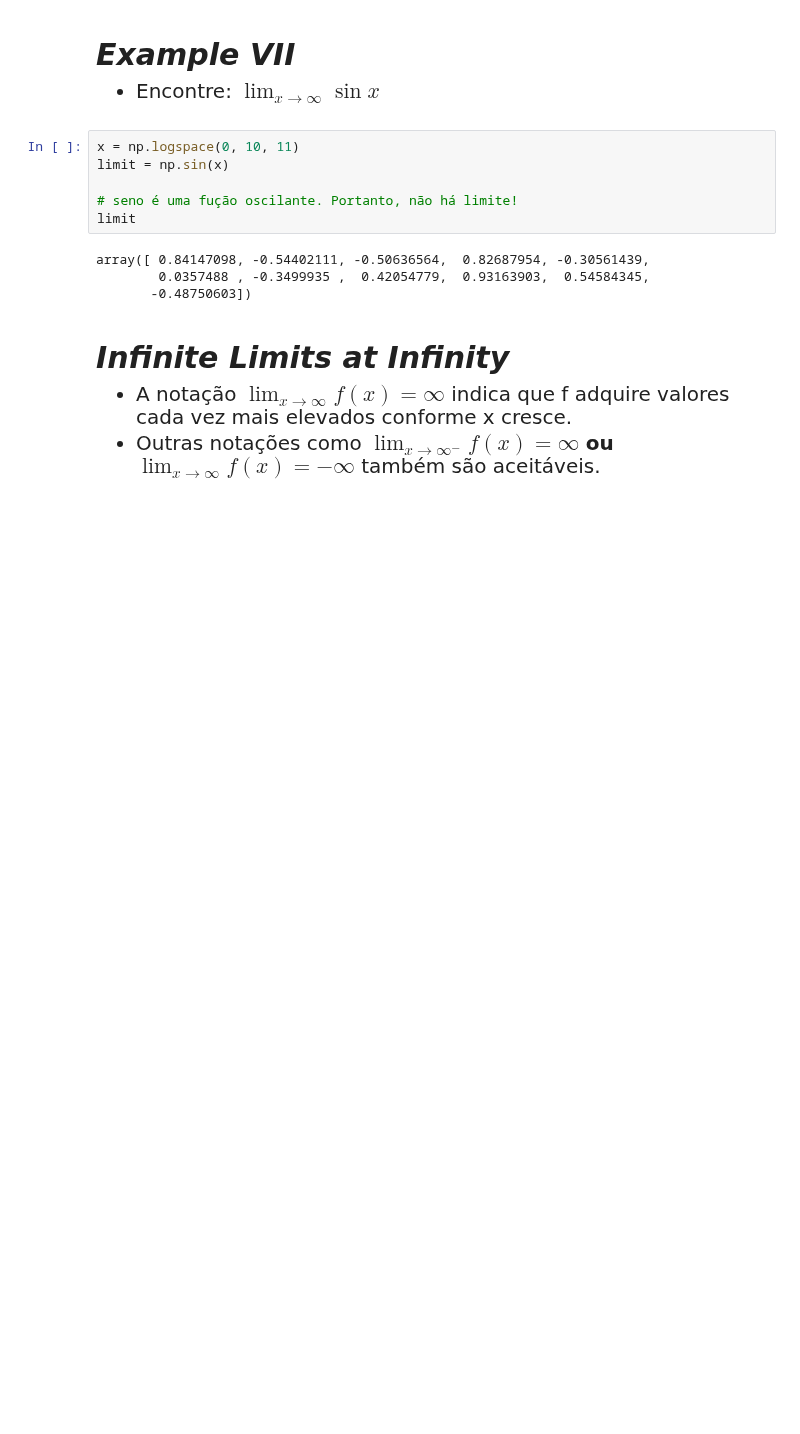
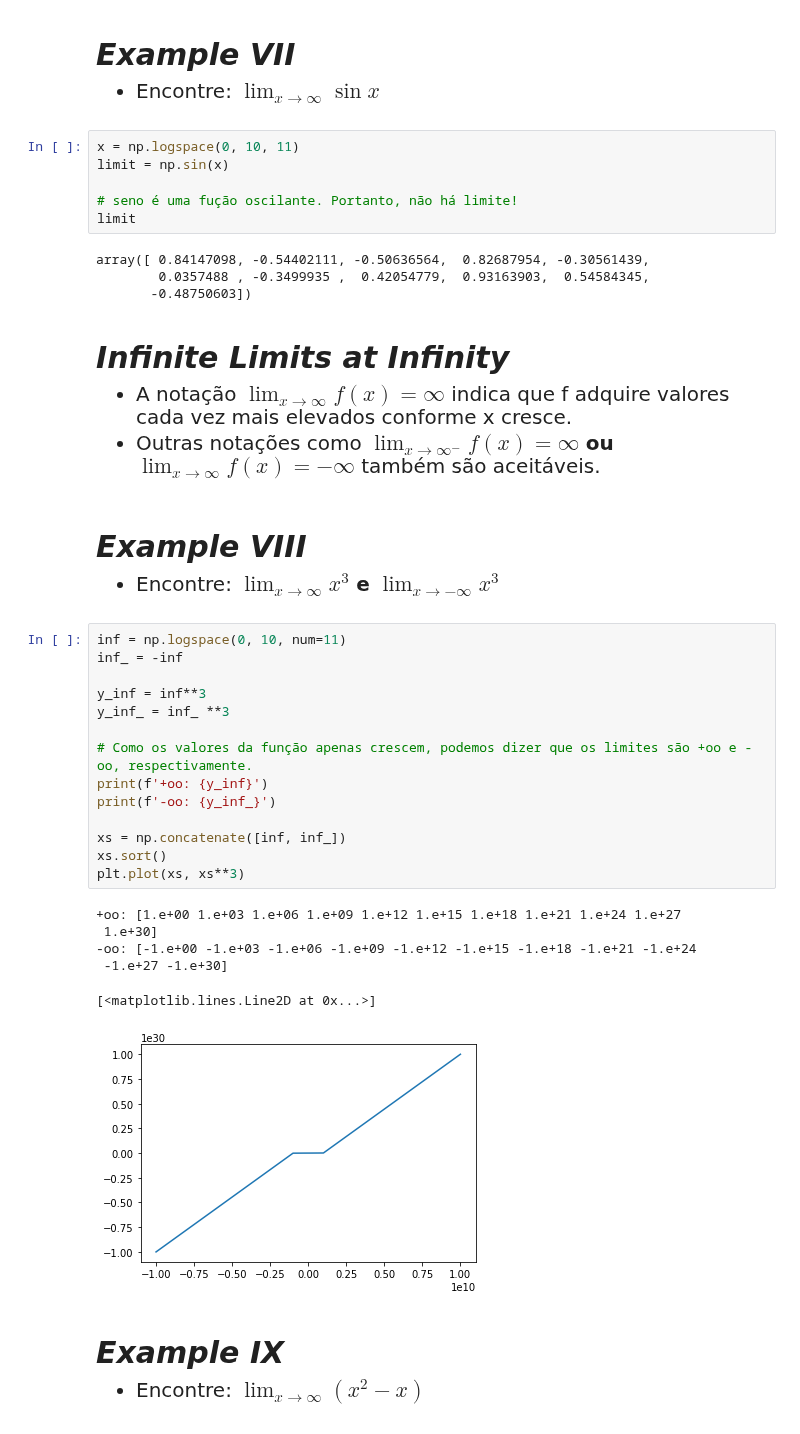
Before and after one commit to felipesveiga/Calculus, a Jupyter notebook: Chapter 2/stewart2.ipynb, the cells around one changed output. Saved outputs shown, nothing was run; the diff lists cells and outputs as text; blank space fills up the shorter version.

```diff
--- a/Chapter 2/stewart2.ipynb
+++ b/Chapter 2/stewart2.ipynb
@@ -1609,3 +1609,42 @@ array([ 0.84147098, -0.54402111, -0.50636564,  0.82687954, -0.30561439,
         </li>
     </ul>
 </div>
+# %% [markdown]
+<h3 style='font-size:30px;font-style:italic'> Example VIII</h3>
+<div>
+    <ul style='font-size:20px'>
+        <li>
+            Encontre: $\lim_{x \to \infty} x^{3}$ <strong> e</strong> $\lim_{x \to -\infty} x^{3}$
+        </li>
+    </ul>
+</div>
+# %%
+inf = np.logspace(0, 10, num=11)
+inf_ = -inf
+
+y_inf = inf**3
+y_inf_ = inf_ **3
+
+# Como os valores da função apenas crescem, podemos dizer que os limites são +oo e -oo, respectivamente.
+print(f'+oo: {y_inf}')
+print(f'-oo: {y_inf_}')
+
+xs = np.concatenate([inf, inf_])
+xs.sort()
+plt.plot(xs, xs**3)
+# %% [output]
++oo: [1.e+00 1.e+03 1.e+06 1.e+09 1.e+12 1.e+15 1.e+18 1.e+21 1.e+24 1.e+27
+ 1.e+30]
+-oo: [-1.e+00 -1.e+03 -1.e+06 -1.e+09 -1.e+12 -1.e+15 -1.e+18 -1.e+21 -1.e+24
+ -1.e+27 -1.e+30]
+[<matplotlib.lines.Line2D at 0x...>]
+[figure, added]
+# %% [markdown]
+<h3 style='font-size:30px;font-style:italic'> Example IX</h3>
+<div>
+    <ul style='font-size:20px'>
+        <li>
+            Encontre: $\lim_{x \to \infty} (x^{2}-x)$
+        </li>
+    </ul>
+</div>
```
Also changed, not shown: parts of 13 cells of this notebook.
